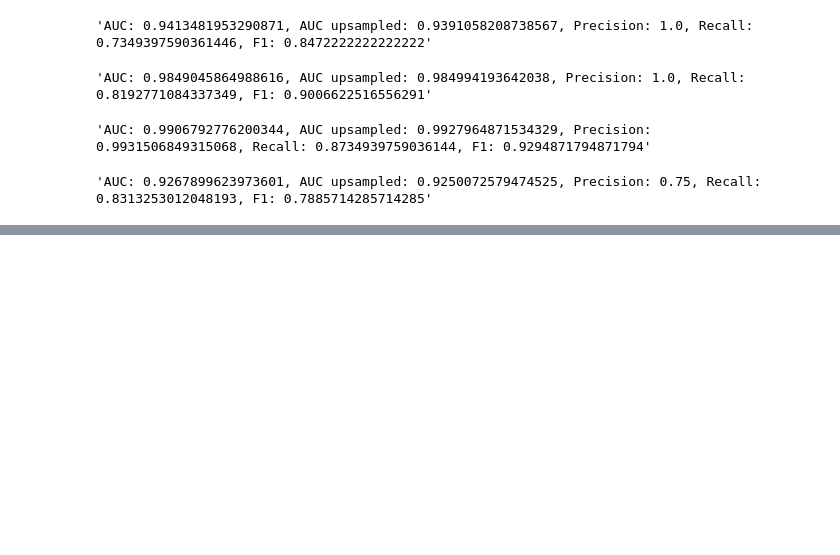
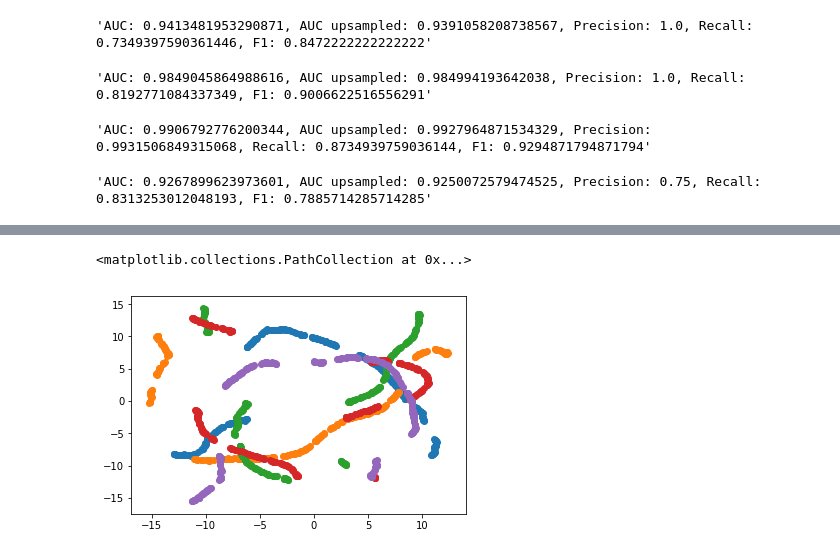
Before and after one commit to zivschwartz/SpamClassification, a Jupyter notebook: src/LogisticRegression Cross Validation.ipynb, the cells around one changed output, grey strips where cells are left out. Cells and saved outputs as stored; diff of their text form; code cells hidden in the pictures; blank space fills up the shorter version.

Commit message:
word embeddings and visualizations added

```diff
--- a/src/LogisticRegression Cross Validation.ipynb
+++ b/src/LogisticRegression Cross Validation.ipynb
@@ -288,0 +329,7 @@ train_test_run(data_train, data_test, LogisticRegression(penalty='l2', C = 1), v
+# %%
+embs = word2vec_transform(data, word_embeddings)
+vec1 = embs[1085][0][0]
+vec2 = embs[1863][0][0]
+vec3 = embs[2370][0][0]
+vec4 = embs[5104][0][0]
+vec5 = embs[2434][0][0]
@@ -288,0 +358,28 @@ train_test_run(data_train, data_test, LogisticRegression(penalty='l2', C = 1), v
+# %%
+import umap
+import matplotlib.pyplot as plt
+from sklearn.datasets import load_digits
+%matplotlib inline
+
+reducer = umap.UMAP()
+
+vec1 = vec1.reshape(-1,1)
+vec2 = vec2.reshape(-1,1)
+vec3 = vec3.reshape(-1,1)
+vec4 = vec4.reshape(-1,1)
+vec5 = vec5.reshape(-1,1)
+
+embedding1 = reducer.fit_transform(vec1)
+embedding2 = reducer.fit_transform(vec2)
+embedding3 = reducer.fit_transform(vec3)
+embedding4 = reducer.fit_transform(vec4)
+embedding5 = reducer.fit_transform(vec5)
+# %%
+plt.scatter(embedding1[:,0], embedding1[:,1])
+plt.scatter(embedding2[:,0], embedding2[:,1])
+plt.scatter(embedding3[:,0], embedding3[:,1])
+plt.scatter(embedding4[:,0], embedding4[:,1])
+plt.scatter(embedding5[:,0], embedding5[:,1])
+# %% [output]
+<matplotlib.collections.PathCollection at 0x...>
+[figure, added]
```
Also changed, not shown: parts of 5 cells of this notebook.
